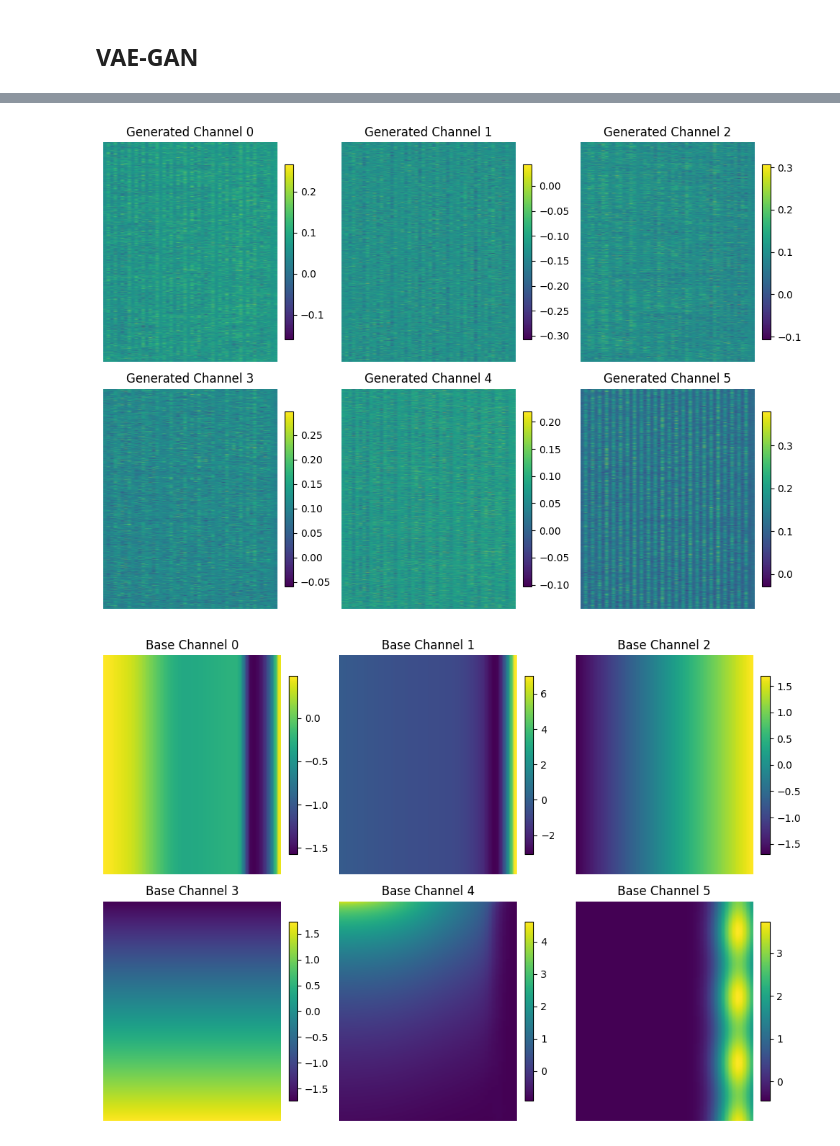
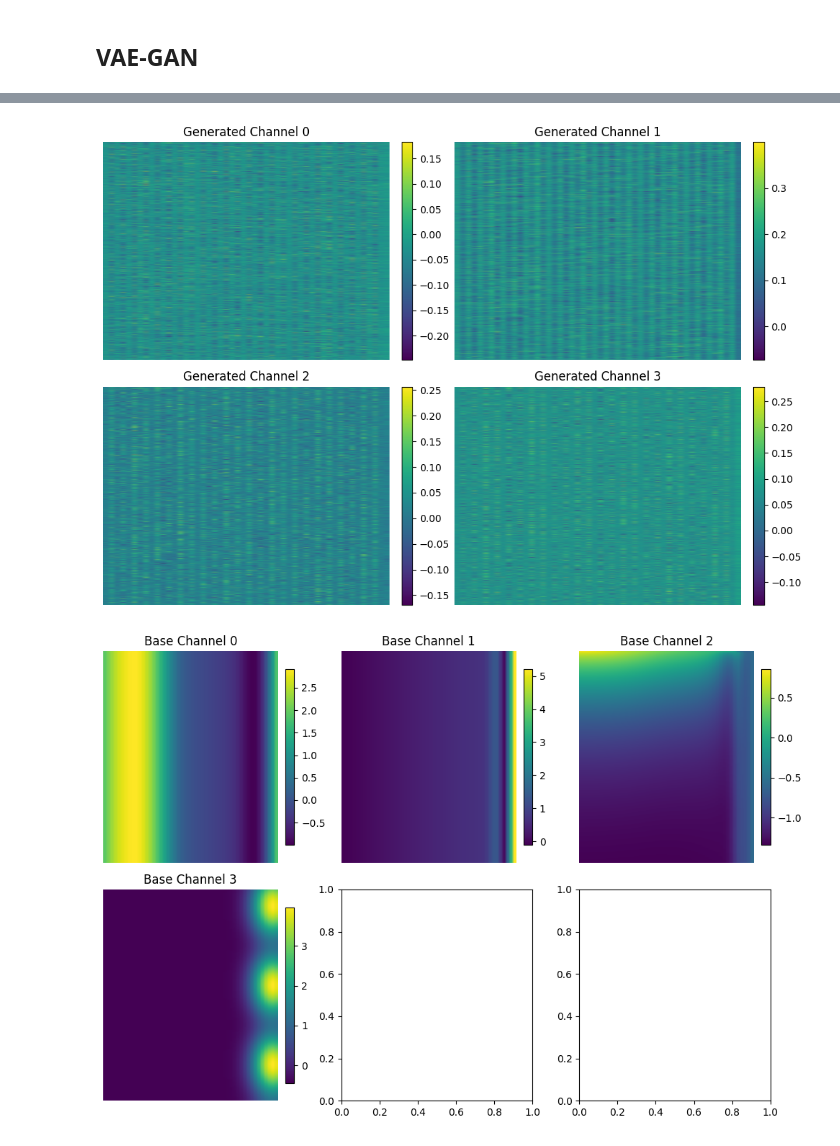
Before and after one commit to jvslone/GenAiFinal, a Jupyter notebook: VAEGAN.ipynb, the cells around one changed output, grey strips where cells are left out. Saved outputs shown, nothing was run; the diff lists cells and outputs as text; code cells hidden in the pictures.

```diff
--- a/VAEGAN.ipynb
+++ b/VAEGAN.ipynb
@@ -105,31 +110,31 @@ class VariationalAutoencoder(nn.Module):
 
         # Encoder:
         self.encoder_conv = nn.Sequential(
-            nn.Conv2d(in_channels=6, out_channels=12, kernel_size=3, stride=2, padding=1),# -> (12, 500, 25)
+            nn.Conv2d(in_channels=num_channels, out_channels=num_channels*2, kernel_size=3, stride=2, padding=1),# -> (12, 500, 25)
             nn.SELU(),
-            nn.Conv2d(12, 24, kernel_size=3, stride=2, padding=1),# -> (24, 250, 13)
+            nn.Conv2d(num_channels*2, num_channels*4, kernel_size=3, stride=2, padding=1),# -> (24, 250, 13)
             nn.SELU(),
-            nn.Conv2d(24, 48, kernel_size=3, stride=2, padding=1),# -> (48, 125, 7)
+            nn.Conv2d(num_channels*4, num_channels*8, kernel_size=3, stride=2, padding=1),# -> (48, 125, 7)
             nn.SELU(),
-            nn.Conv2d(48, 96, kernel_size=3, stride=2, padding=1),# -> (96, 63, 4)
+            nn.Conv2d(num_channels*8, num_channels*16, kernel_size=3, stride=2, padding=1),# -> (96, 63, 4)
             nn.SELU()
         )
 
         #Flattened conv feature size is 96*63*4 = 24192
-        self.fc1 = nn.Linear(96*63*4,128)
+        self.fc1 = nn.Linear(num_channels*16*63*4,128)
         self.fc_mu = nn.Linear(128, latent_dim)
         self.fc_logvar = nn.Linear(128, latent_dim)
 
         #Decoder:
-        self.decoder_fc = nn.Linear(latent_dim, 96*63*4)
+        self.decoder_fc = nn.Linear(latent_dim, num_channels*16*63*4)
         self.decoder_conv = nn.Sequential(
-            nn.ConvTranspose2d(96, 48, kernel_size=3, stride=2, padding=1, output_padding=0),# -> (48, 125, 7)
+            nn.ConvTranspose2d(num_channels*16, num_channels*8, kernel_size=3, stride=2, padding=1, output_padding=0),# -> (48, 125, 7)
             nn.SELU(),
-            nn.ConvTranspose2d(48, 24, kernel_size=3, stride=2, padding=1, output_padding=(1, 0)),# -> (24, 250, 13)
+            nn.ConvTranspose2d(num_channels*8, num_channels*4, kernel_size=3, stride=2, padding=1, output_padding=(1, 0)),# -> (24, 250, 13)
             nn.SELU(),
-            nn.ConvTranspose2d(24, 12, kernel_size=3, stride=2, padding=1, output_padding=(1, 0)),# -> (12, 500, 25)
+            nn.ConvTranspose2d(num_channels*4, num_channels*2, kernel_size=3, stride=2, padding=1, output_padding=(1, 0)),# -> (12, 500, 25)
             nn.SELU(),
-            nn.ConvTranspose2d(12, 6, kernel_size=3, stride=2, padding=1, output_padding=(1, 1))# -> (6, 1000, 50)
+            nn.ConvTranspose2d(num_channels*2, num_channels, kernel_size=3, stride=2, padding=1, output_padding=(1, 1))# -> (6, 1000, 50)
         )
 
     def encode(self, x):
@@ -147,7 +152,7 @@ class VariationalAutoencoder(nn.Module):
 
     def decode(self, z):
         x = self.decoder_fc(z)
-        x = x.view(-1,96,63,4)
+        x = x.view(-1,num_channels*16,63,4)
         x = self.decoder_conv(x)
         return x
 
@@ -326,46 +381,50 @@ sample1_np = sample1.numpy()
 sample2_np = sample2.numpy()
 
 #Plotting
-fig, axs = plt.subplots(2, 3, figsize=(10,7))
+fig, axs = plt.subplots(2, 2, figsize=(10,7))
 axs = axs.ravel()
 id_num = np.random.randint(10000)
 
+save = 0
 
-for i in range(6):
+for i in range(4):
     im = axs[i].imshow(sample1_np[i], aspect='auto', cmap='viridis')
     axs[i].set_title(f'Generated Channel {i}')
     axs[i].axis('off')
     fig.colorbar(im, ax=axs[i], fraction=0.046, pad=0.04)
 plt.tight_layout()
 plt.show()
 
-fig.savefig(f'Image/GeneratedChannelsv{id_num}.png', dpi=300, bbox_inches='tight')
+if save:
+    fig.savefig(f'Image/GeneratedChannelsv{id_num}.png', dpi=300, bbox_inches='tight')
 
 fig2, axs2 = plt.subplots(2, 3, figsize=(10,7))
 axs2 = axs2.ravel()
 
-for i in range(6):
+for i in range(4):
     im = axs2[i].imshow(Database_channel_standardized[np.random.randint(1000)][i], aspect='auto', cmap='viridis')
     axs2[i].set_title(f'Base Channel {i}')
     axs2[i].axis('off')
     fig2.colorbar(im, ax=axs2[i], fraction=0.046, pad=0.04)
 plt.tight_layout()
 plt.show()
 
-fig.savefig(f'Image/BaseChannel{id_num}.png', dpi=300, bbox_inches='tight')
+if save:
+    fig.savefig(f'Image/BaseChannel{id_num}.png', dpi=300, bbox_inches='tight')
 
 fig, axs = plt.subplots(2, 3, figsize=(10,7))
 axs = axs.ravel()
 
-for i in range(6):
+for i in range(4):
     im = axs[i].imshow((sample1_np[i] - sample2_np[i]), aspect='auto', cmap='viridis')
     axs[i].set_title(f'Variance Channel {i}')
     axs[i].axis('off')
     fig.colorbar(im, ax=axs[i], fraction=0.046, pad=0.04)
 plt.tight_layout()
 plt.show()
 
-fig.savefig(f'Image/VarianceChannel{id_num}.png', dpi=300, bbox_inches='tight')
+if save:
+    fig.savefig(f'Image/VarianceChannel{id_num}.png', dpi=300, bbox_inches='tight')
 # %% [output]
-[figure, old version]
+[figure, new version]
-[figure, old version]
+[figure, new version]
```
Also changed, not shown: parts of 8 cells of this notebook, 5 other files.
